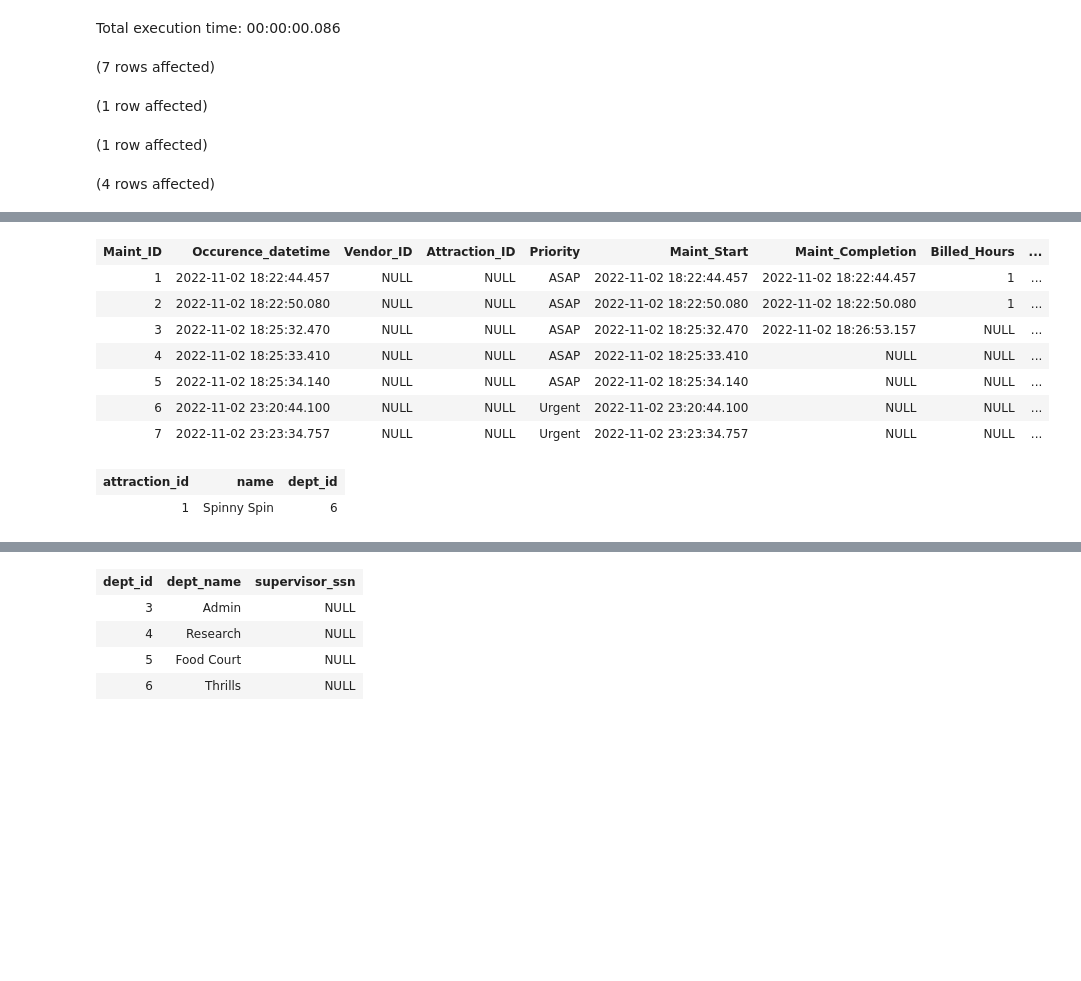
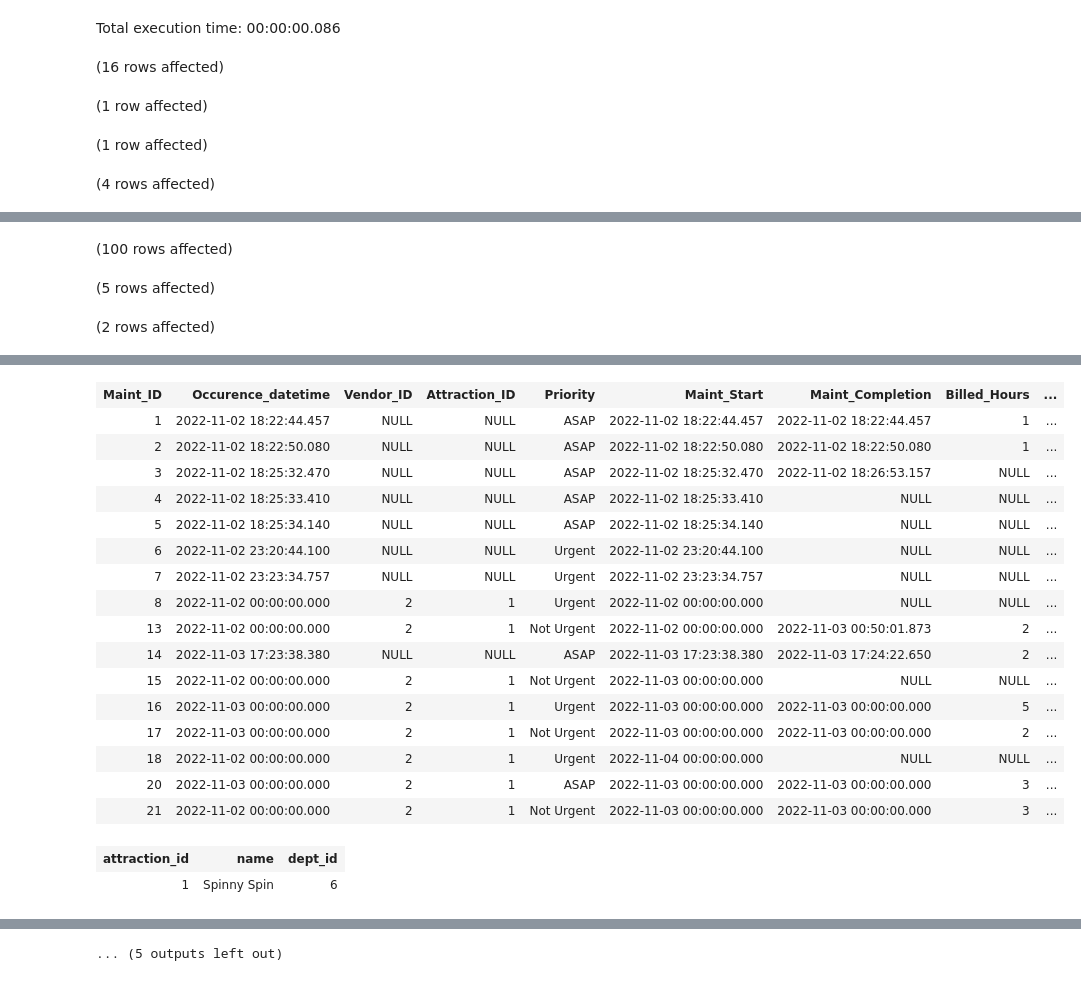
Before and after one commit to tensorpudding/cosc3380-group4-themepark, a Jupyter notebook: databases/triggers.ipynb, the cells around one changed output, grey strips where cells are left out. Cells and saved outputs as stored; diff of their text form; code cells hidden in the pictures; blank space fills up the shorter version.

```diff
--- a/databases/triggers.ipynb
+++ b/databases/triggers.ipynb
@@ -116,8 +121,16 @@ select * from [Theme_Park].[Vendor]
 go
 select * from [Theme_Park].[Department]
 go
+select * from [Theme_Park].[Ticket]
+go
+select * from [Theme_Park].[Merchandise_Sale]
+go
+select * from [Theme_Park].[Merchandise]
+go
+select * from [Theme_Park].[Employee]
+go
 # %% [output]
-(7 rows affected)
+(16 rows affected)
 (1 row affected)
 (1 row affected)
 (4 rows affected)
@@ -124,0 +138,3 @@ Total execution time: 00:00:00.313
+(100 rows affected)
+(5 rows affected)
+(2 rows affected)
@@ -125,17 +142,22 @@ Total execution time: 00:00:00.313
 | Maint_ID | Occurence_datetime | Vendor_ID | Attraction_ID | Priority | Maint_Start | Maint_Completion | Billed_Hours | ... |
 | 1 | 2022-11-02 18:22:44.457 | NULL | NULL | ASAP | 2022-11-02 18:22:44.457 | 2022-11-02 18:22:44.457 | 1 | ... |
 | 2 | 2022-11-02 18:22:50.080 | NULL | NULL | ASAP | 2022-11-02 18:22:50.080 | 2022-11-02 18:22:50.080 | 1 | ... |
 | 3 | 2022-11-02 18:25:32.470 | NULL | NULL | ASAP | 2022-11-02 18:25:32.470 | 2022-11-02 18:26:53.157 | NULL | ... |
 | 4 | 2022-11-02 18:25:33.410 | NULL | NULL | ASAP | 2022-11-02 18:25:33.410 | NULL | NULL | ... |
 | 5 | 2022-11-02 18:25:34.140 | NULL | NULL | ASAP | 2022-11-02 18:25:34.140 | NULL | NULL | ... |
 | 6 | 2022-11-02 23:20:44.100 | NULL | NULL | Urgent | 2022-11-02 23:20:44.100 | NULL | NULL | ... |
 | 7 | 2022-11-02 23:23:34.757 | NULL | NULL | Urgent | 2022-11-02 23:23:34.757 | NULL | NULL | ... |
+| 8 | 2022-11-02 00:00:00.000 | 2 | 1 | Urgent | 2022-11-02 00:00:00.000 | NULL | NULL | ... |
+| 13 | 2022-11-02 00:00:00.000 | 2 | 1 | Not Urgent | 2022-11-02 00:00:00.000 | 2022-11-03 00:50:01.873 | 2 | ... |
+| 14 | 2022-11-03 17:23:38.380 | NULL | NULL | ASAP | 2022-11-03 17:23:38.380 | 2022-11-03 17:24:22.650 | 2 | ... |
+| 15 | 2022-11-02 00:00:00.000 | 2 | 1 | Not Urgent | 2022-11-03 00:00:00.000 | NULL | NULL | ... |
+| 16 | 2022-11-03 00:00:00.000 | 2 | 1 | Urgent | 2022-11-03 00:00:00.000 | 2022-11-03 00:00:00.000 | 5 | ... |
+| 17 | 2022-11-03 00:00:00.000 | 2 | 1 | Not Urgent | 2022-11-03 00:00:00.000 | 2022-11-03 00:00:00.000 | 2 | ... |
+| 18 | 2022-11-02 00:00:00.000 | 2 | 1 | Urgent | 2022-11-04 00:00:00.000 | NULL | NULL | ... |
+| 20 | 2022-11-03 00:00:00.000 | 2 | 1 | ASAP | 2022-11-03 00:00:00.000 | 2022-11-03 00:00:00.000 | 3 | ... |
+| 21 | 2022-11-02 00:00:00.000 | 2 | 1 | Not Urgent | 2022-11-03 00:00:00.000 | 2022-11-03 00:00:00.000 | 3 | ... |
 | attraction_id | name | dept_id |
 | 1 | Spinny Spin | 6 |
 | name | vendor_point_of_contact_name | business_phone | business_address | service_type | contract_start_date | ... |
 | Bills Sandwiches | Jim Bob | 5125125125 | 123 Sandwich Park, Houston TX 77004 | Food | 2022-09-12 | ... |
-| dept_id | dept_name | supervisor_ssn |
-| 3 | Admin | NULL |
-| 4 | Research | NULL |
-| 5 | Food Court | NULL |
-| 6 | Thrills | NULL |
+... (5 outputs left out)
```
Also changed, not shown: parts of 3 cells of this notebook.
